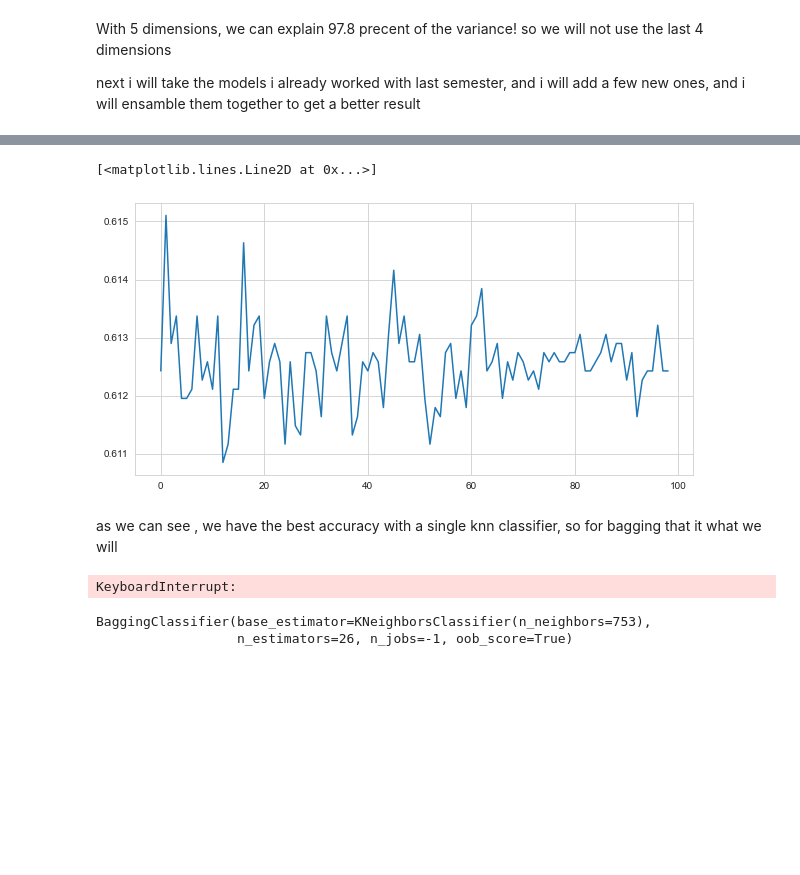
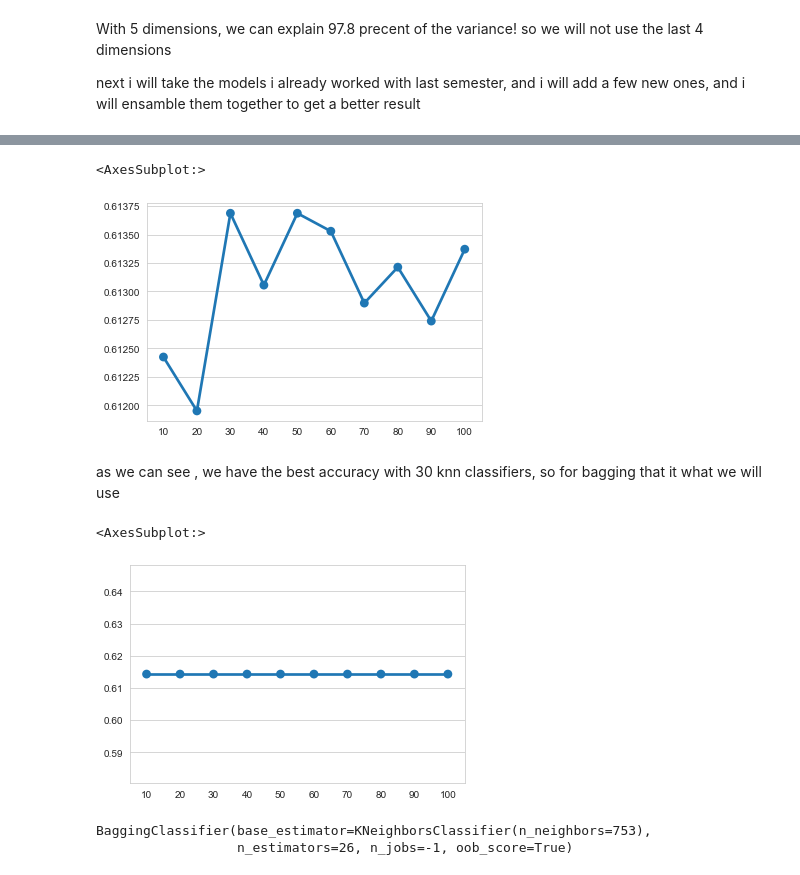
Before and after one commit to LiorBreitman8234/ML_SEM2, a Jupyter notebook: nba shots.ipynb, the cells around one changed output, grey strips where cells are left out. Saved outputs shown, nothing was run; the diff lists cells and outputs as text; code cells hidden in the pictures; blank space fills up the shorter version.

```diff
--- a/nba shots.ipynb
+++ b/nba shots.ipynb
@@ -1265,5 +1253,5 @@ for i in range(999):
 # %%
-knn = KNeighborsClassifier(n_neighbors=753)
+knn = KNeighborsClassifier(n_neighbors=1000)
 dtclf = DecisionTreeClassifier(random_state=0, max_depth = 3)
 # %%
 from sklearn.naive_bayes import GaussianNB
@@ -1291,30 +1279,24 @@ VotingClassifier 0.6133711762850835
 # %%
 from sklearn.ensemble import BaggingClassifier
-n_range = list(range(1,100))
+n_range = np.arange(10,101,10)
 bag_scores = []
-past_scores = []
 for n in n_range:
     Bagg_clf = BaggingClassifier(base_estimator=knn,n_estimators = n,n_jobs = -1)
     Bagg_clf.fit(data_recoverd,target_train)
     pred= Bagg_clf.predict(test_recoverd)
     bag_scores.append(accuracy_score(target_test,pred))
-# %%
-plt.figure(figsize = [10,5])
-plt.plot(bag_scores)
-xtics = np.arange(0,100,5)
-plt.xticks(xtics,xtics)
-# %% [output]
-[<matplotlib.lines.Line2D at 0x...>]
-[figure, removed]
+# %%
+sns.pointplot(x = n_range,y = bag_scores)
+# %% [output]
+<AxesSubplot:>
+[figure, added]
 # %% [markdown]
-as we can see , we have the best accuracy with a single knn classifier, so for bagging that it what we will
+as we can see , we have the best accuracy with 30 knn classifiers, so for bagging that it what we will use
 # %%
-n_range = list(range(1,100))
+n_range = np.arange(10,101,10)
 past_scores = []
 for n in n_range:
     Past_clf = BaggingClassifier(base_estimator=knn,n_estimators = n,n_jobs = -1,bootstrap = False)
     Past_clf.fit(data_recoverd,target_train)
     pred= Past_clf.predict(test_recoverd)
     past_scores.append(accuracy_score(target_test,pred))
-# %% [output]
-KeyboardInterrupt:
@@ -1331,3 +1303,8 @@ for i in range(0,99):
+# %%
+sns.pointplot(x = n_range,y = past_scores)
+# %% [output]
+<AxesSubplot:>
+[figure, added]
 # %%
 bagg_clf = BaggingClassifier(base_estimator=knn,n_estimators = 26,n_jobs = -1,oob_score = True)
 bagg_clf.fit(data_reduced, target_train)
```
Also changed, not shown: parts of 10 cells of this notebook, 1 other file.
